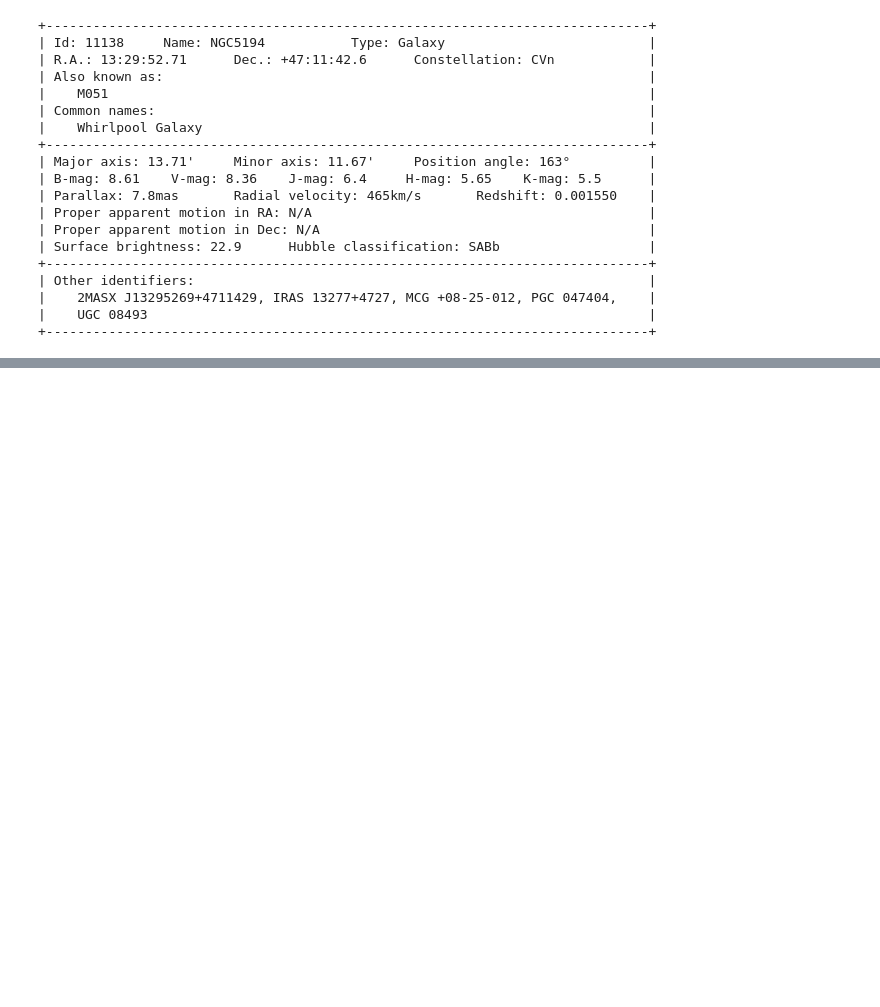
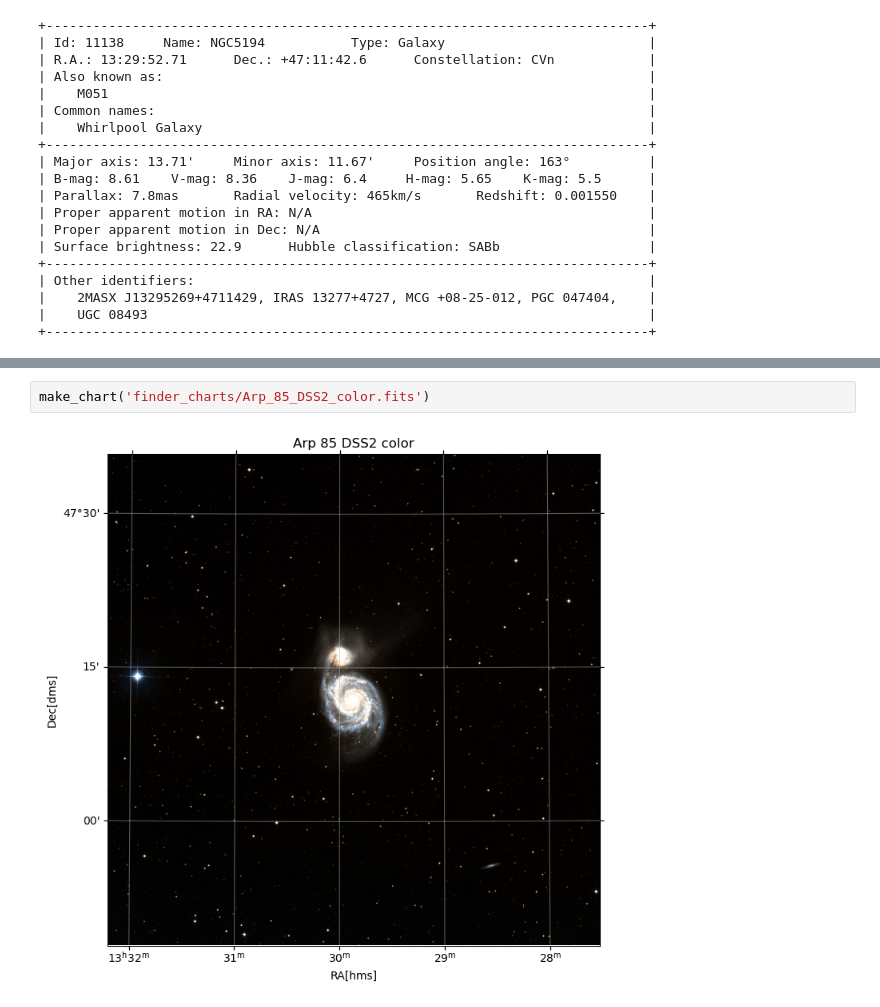
Before and after one commit to Westminster-Astronomical-Society/AL_Northern_Arp_Program, a Jupyter notebook: 20250709_observation_plan.ipynb, the cells around one changed output, grey strips where cells are left out. Cells and saved outputs as stored; diff of their text form; blank space fills up the shorter version.

```diff
--- a/20250709_observation_plan.ipynb
+++ b/20250709_observation_plan.ipynb
@@ -254,0 +262,4 @@ print(ngc.printDetails(ngc.Dso(target_list.loc[85]['Name'])))
+# %%
+make_chart('finder_charts/Arp_85_DSS2_color.fits')
+# %% [output]
+[figure, added]
```
Also changed, not shown: parts of 12 cells of this notebook.
